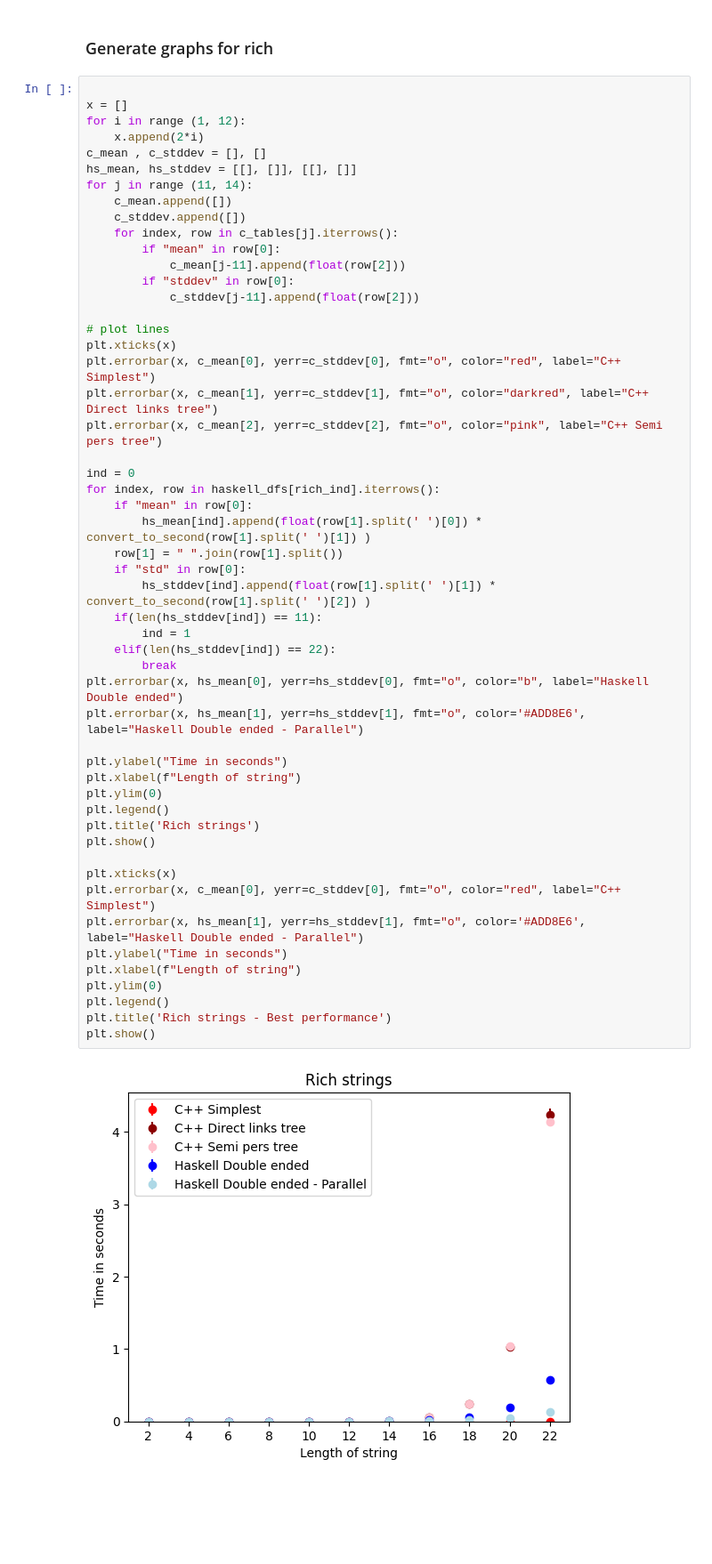
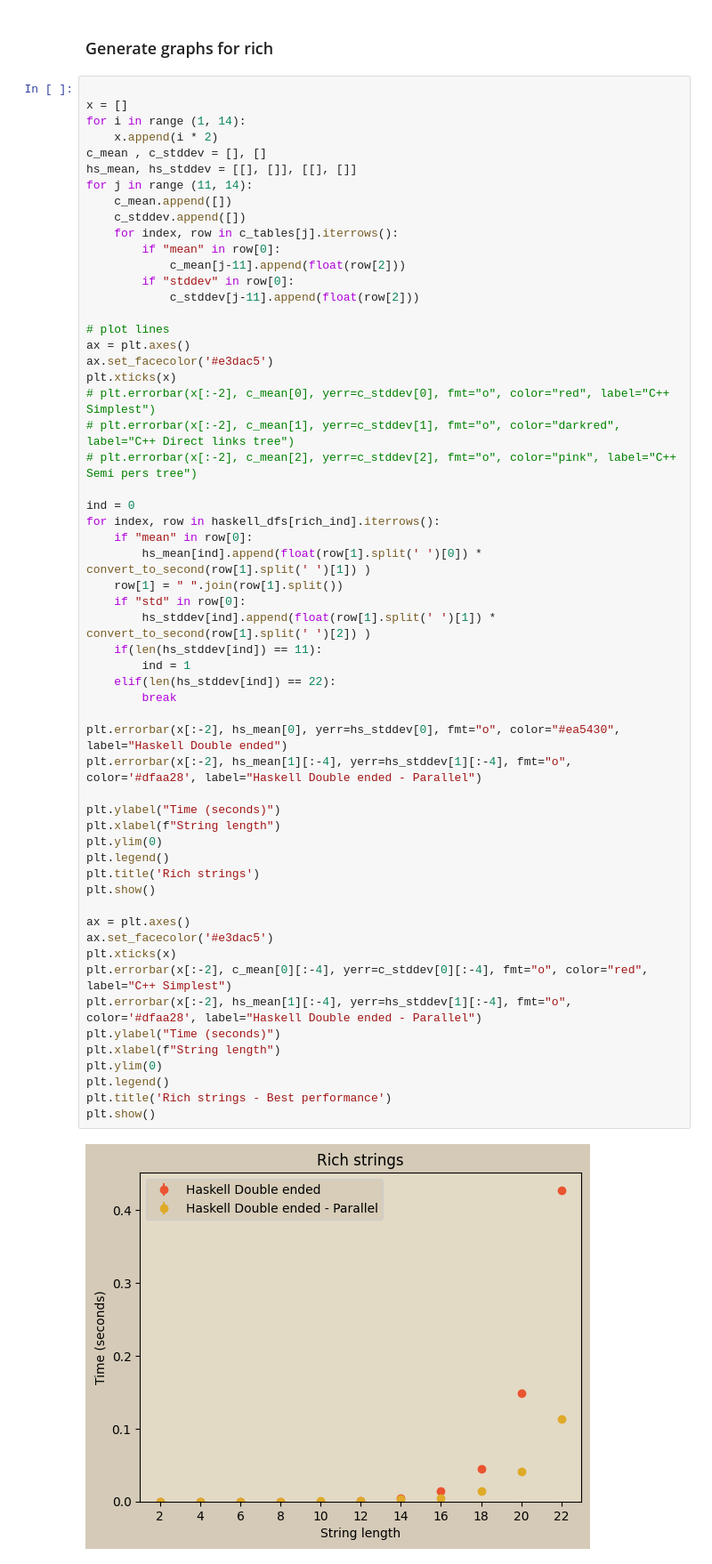
Before and after one commit to fizruk/eertree, a Jupyter notebook: bench/benchmarks.ipynb, the cells around one changed output. Shown: that part at 89% size. Cells and saved outputs as stored; diff of their text form; blank space fills up the shorter version.

Commit message:
Change graphs theme

```diff
--- a/bench/benchmarks.ipynb
+++ b/bench/benchmarks.ipynb
@@ -338,8 +378,8 @@ plt.show()
 # %%
 
 x = []
-for i in range (1, 12):
-    x.append(2*i)
+for i in range (1, 14):
+    x.append(i * 2)
 c_mean , c_stddev = [], []
 hs_mean, hs_stddev = [[], []], [[], []]
 for j in range (11, 14):
@@ -350,42 +390,47 @@ for j in range (11, 14):
             c_mean[j-11].append(float(row[2]))
         if "stddev" in row[0]:
             c_stddev[j-11].append(float(row[2]))
 
 # plot lines
+ax = plt.axes()
+ax.set_facecolor('#e3dac5')
 plt.xticks(x)
-plt.errorbar(x, c_mean[0], yerr=c_stddev[0], fmt="o", color="red", label="C++ Simplest")
-plt.errorbar(x, c_mean[1], yerr=c_stddev[1], fmt="o", color="darkred", label="C++ Direct links tree")
-plt.errorbar(x, c_mean[2], yerr=c_stddev[2], fmt="o", color="pink", label="C++ Semi pers tree")
+# plt.errorbar(x[:-2], c_mean[0], yerr=c_stddev[0], fmt="o", color="red", label="C++ Simplest")
+# plt.errorbar(x[:-2], c_mean[1], yerr=c_stddev[1], fmt="o", color="darkred", label="C++ Direct links tree")
+# plt.errorbar(x[:-2], c_mean[2], yerr=c_stddev[2], fmt="o", color="pink", label="C++ Semi pers tree")
 
 ind = 0
 for index, row in haskell_dfs[rich_ind].iterrows():
     if "mean" in row[0]:
         hs_mean[ind].append(float(row[1].split(' ')[0]) * convert_to_second(row[1].split(' ')[1]) )
     row[1] = " ".join(row[1].split())
     if "std" in row[0]:
         hs_stddev[ind].append(float(row[1].split(' ')[1]) * convert_to_second(row[1].split(' ')[2]) )
     if(len(hs_stddev[ind]) == 11):
         ind = 1
     elif(len(hs_stddev[ind]) == 22):
         break
-plt.errorbar(x, hs_mean[0], yerr=hs_stddev[0], fmt="o", color="b", label="Haskell Double ended")
-plt.errorbar(x, hs_mean[1], yerr=hs_stddev[1], fmt="o", color='#ADD8E6', label="Haskell Double ended - Parallel")
 
-plt.ylabel("Time in seconds")
-plt.xlabel(f"Length of string")
+plt.errorbar(x[:-2], hs_mean[0], yerr=hs_stddev[0], fmt="o", color="#ea5430", label="Haskell Double ended")
+plt.errorbar(x[:-2], hs_mean[1][:-4], yerr=hs_stddev[1][:-4], fmt="o", color='#dfaa28', label="Haskell Double ended - Parallel")
+
+plt.ylabel("Time (seconds)")
+plt.xlabel(f"String length")
 plt.ylim(0)
 plt.legend()
 plt.title('Rich strings')
 plt.show()
 
+ax = plt.axes()
+ax.set_facecolor('#e3dac5')
 plt.xticks(x)
-plt.errorbar(x, c_mean[0], yerr=c_stddev[0], fmt="o", color="red", label="C++ Simplest")
-plt.errorbar(x, hs_mean[1], yerr=hs_stddev[1], fmt="o", color='#ADD8E6', label="Haskell Double ended - Parallel")
-plt.ylabel("Time in seconds")
-plt.xlabel(f"Length of string")
+plt.errorbar(x[:-2], c_mean[0][:-4], yerr=c_stddev[0][:-4], fmt="o", color="red", label="C++ Simplest")
+plt.errorbar(x[:-2], hs_mean[1][:-4], yerr=hs_stddev[1][:-4], fmt="o", color='#dfaa28', label="Haskell Double ended - Parallel")
+plt.ylabel("Time (seconds)")
+plt.xlabel(f"String length")
 plt.ylim(0)
 plt.legend()
 plt.title('Rich strings - Best performance')
 plt.show()
 # %% [output]
-[figure, old version]
+[figure, new version]
```
Also changed, not shown: parts of 5 cells of this notebook.
